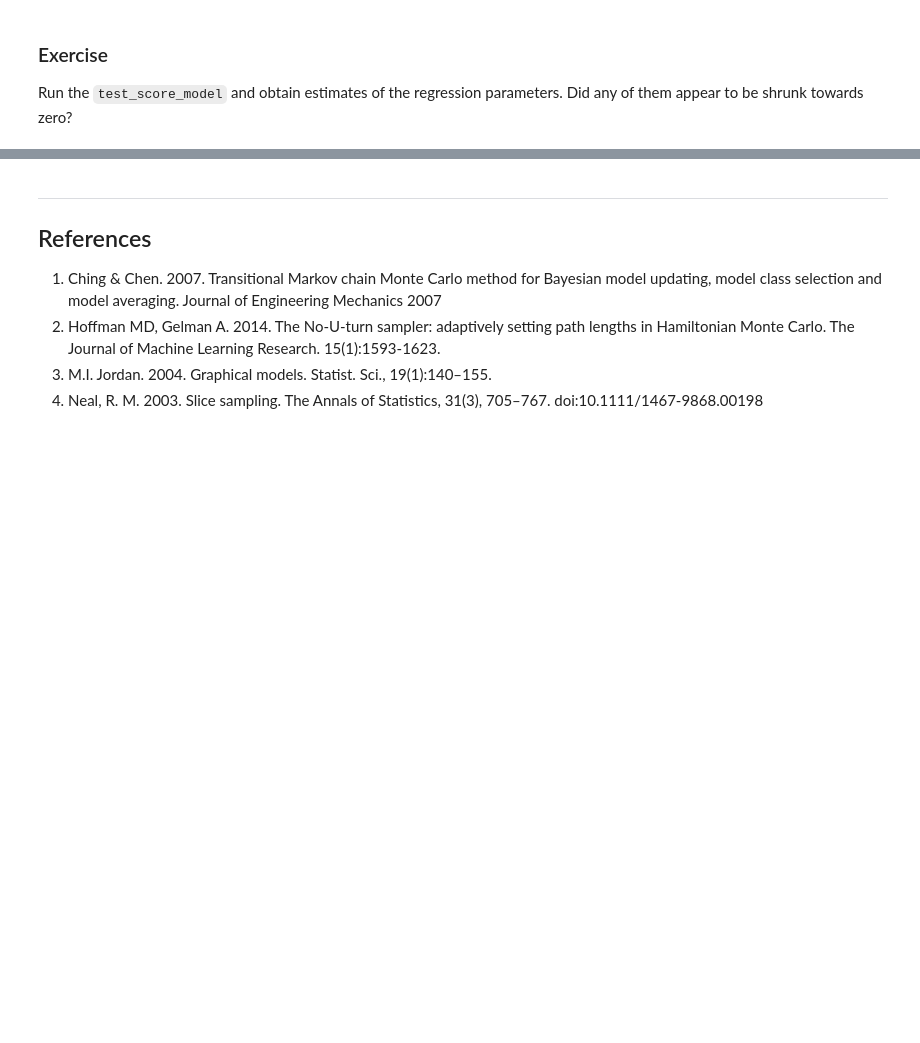
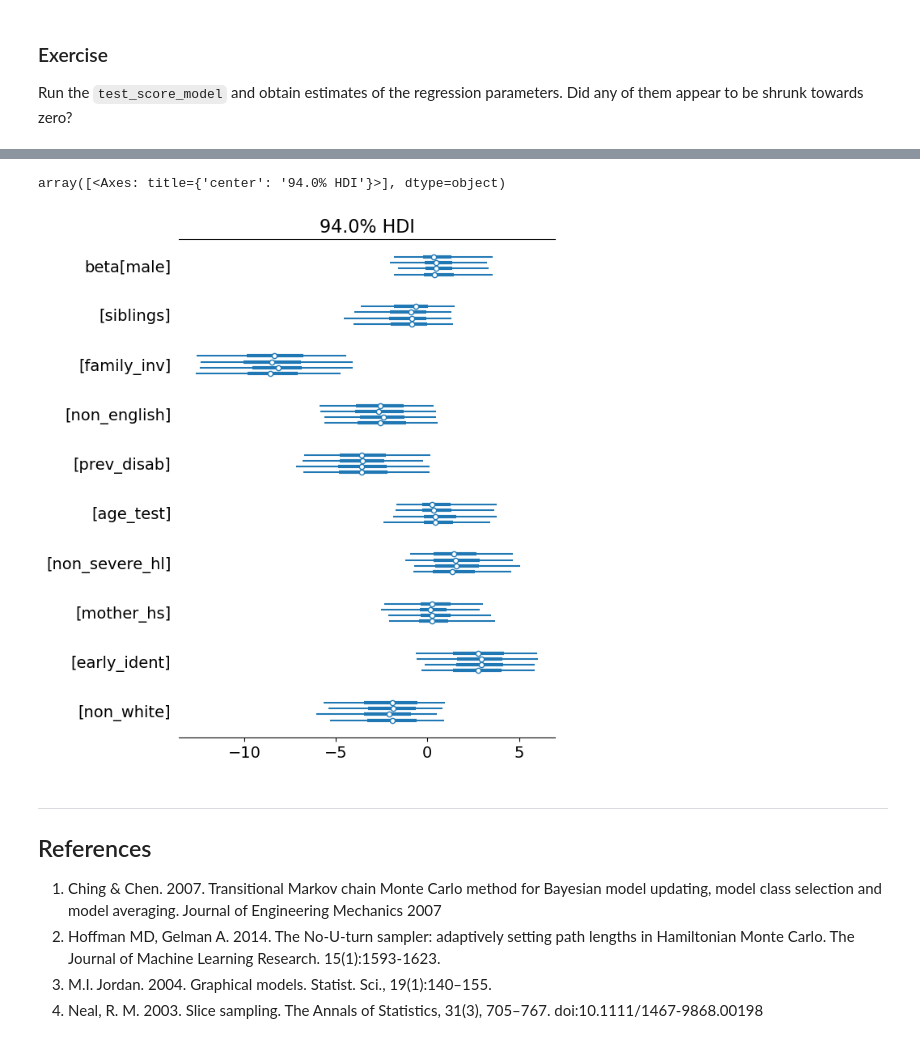
Before and after one commit to fonnesbeck/bayes_course_dec_2023, a Jupyter notebook: notebooks/Section2_2-Model_Building_with_PyMC.ipynb, the cells around one changed output, grey strips where cells are left out. Cells and saved outputs as stored; diff of their text form; code cells hidden in the pictures; blank space fills up the shorter version.

```diff
--- a/notebooks/Section2_2-Model_Building_with_PyMC.ipynb
+++ b/notebooks/Section2_2-Model_Building_with_PyMC.ipynb
@@ -970,0 +968,3 @@ Run the `test_score_model` and obtain estimates of the regression parameters. Di
+# %%
+with test_score_model:
+    test_score_trace = pm.sample(tune=2000, target_accept=0.95)
@@ -971,3 +979,8 @@ Run the `test_score_model` and obtain estimates of the regression parameters. Di
+# %%
+az.plot_forest(test_score_trace, var_names='beta')
+# %% [output]
+array([<Axes: title={'center': '94.0% HDI'}>], dtype=object)
+[figure, added]
 # %% [markdown]
 ---
 
```
Also changed, not shown: parts of 20 cells of this notebook, 6 other files.
